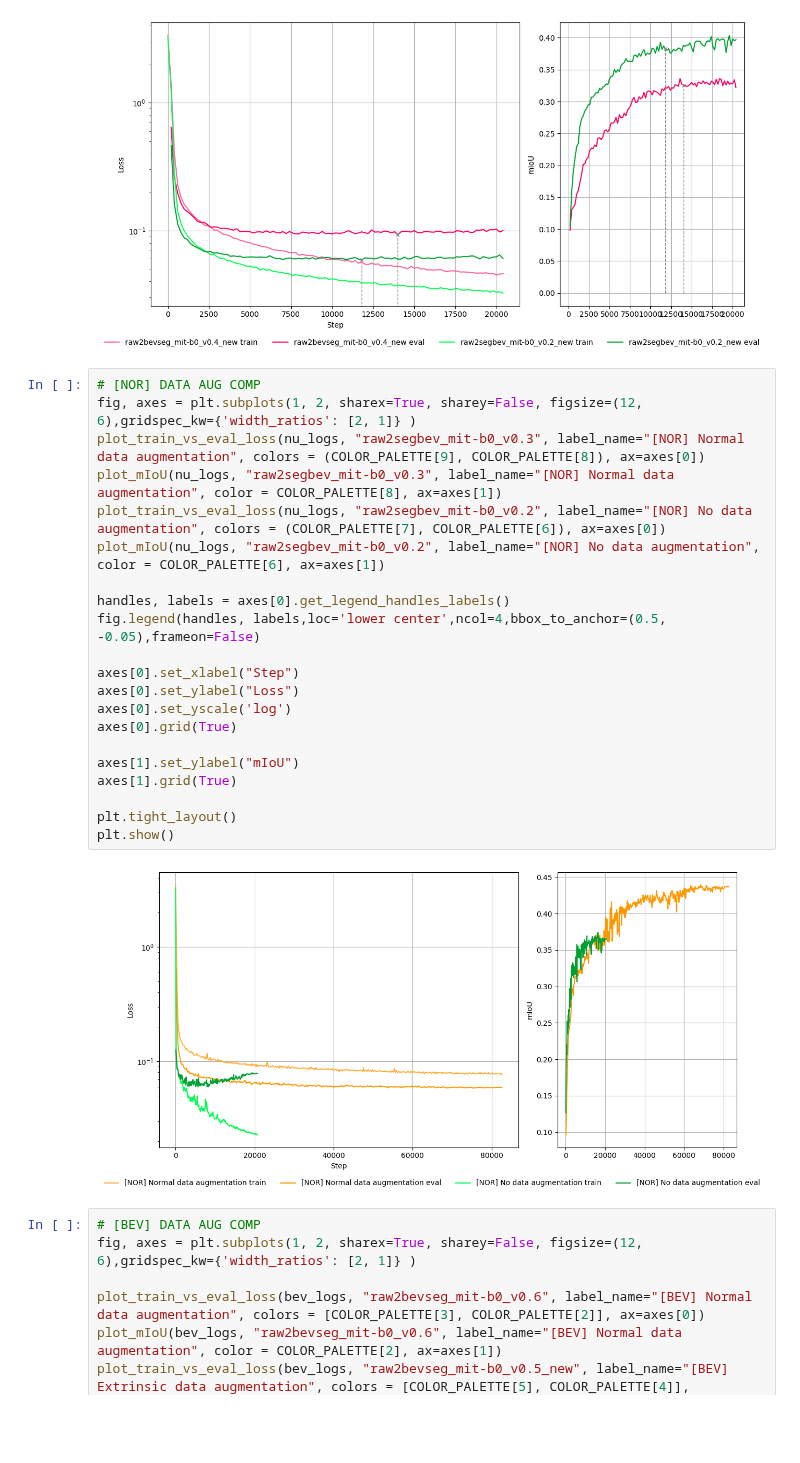
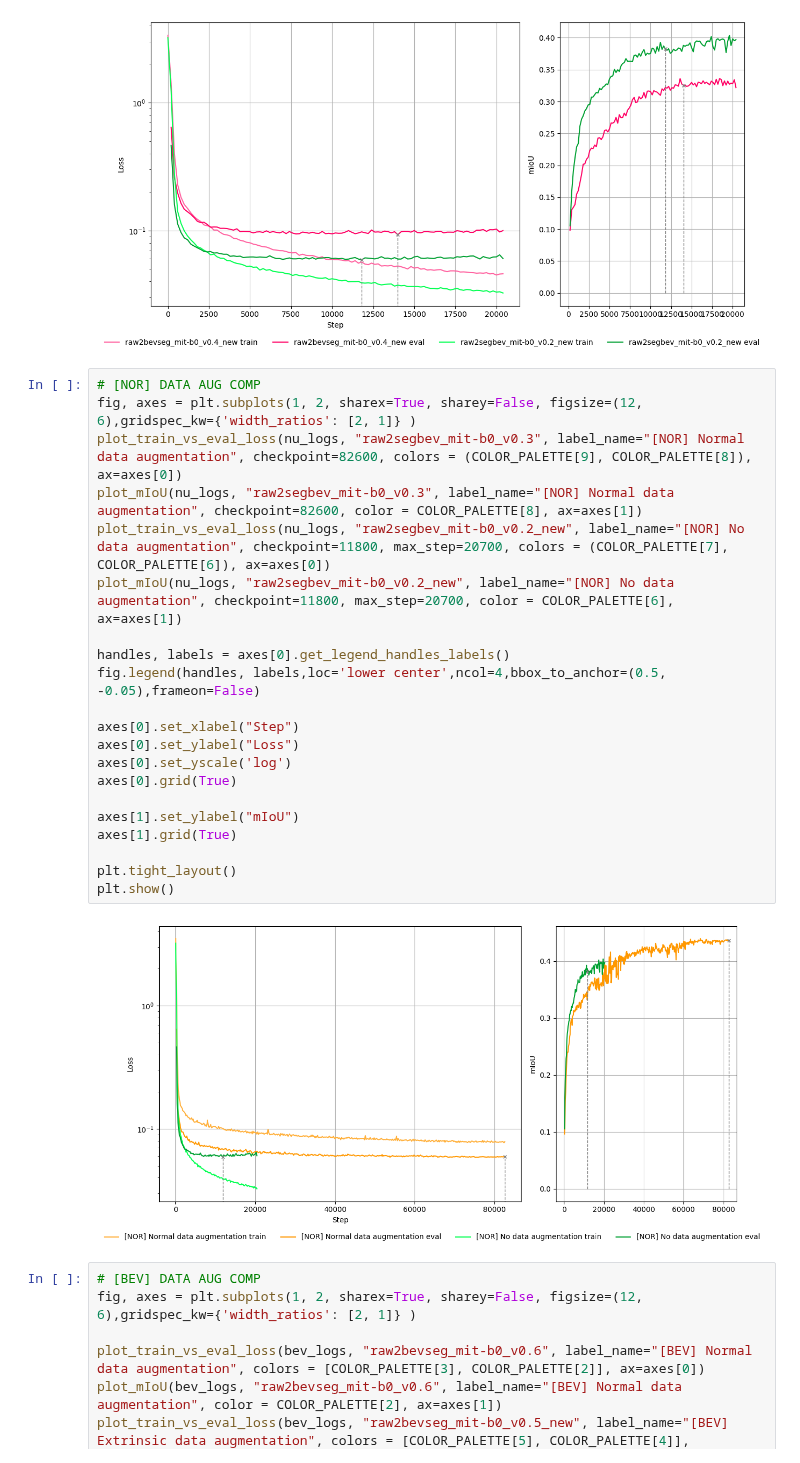
Before and after one commit to alanglk/BEV2Seg_2, a Jupyter notebook: notebooks/tensorboard_logs.ipynb, the cells around one changed output. Saved outputs shown, nothing was run; the diff lists cells and outputs as text; blank space fills up the shorter version.

```diff
--- a/notebooks/tensorboard_logs.ipynb
+++ b/notebooks/tensorboard_logs.ipynb
@@ -186,26 +198,26 @@ plt.show()
 # %%
 # [NOR] DATA AUG COMP
 fig, axes = plt.subplots(1, 2, sharex=True, sharey=False, figsize=(12, 6),gridspec_kw={'width_ratios': [2, 1]} )
-plot_train_vs_eval_loss(nu_logs, "raw2segbev_mit-b0_v0.3", label_name="[NOR] Normal data augmentation", colors = (COLOR_PALETTE[9], COLOR_PALETTE[8]), ax=axes[0])
-plot_mIoU(nu_logs, "raw2segbev_mit-b0_v0.3", label_name="[NOR] Normal data augmentation", color = COLOR_PALETTE[8], ax=axes[1])
-plot_train_vs_eval_loss(nu_logs, "raw2segbev_mit-b0_v0.2", label_name="[NOR] No data augmentation", colors = (COLOR_PALETTE[7], COLOR_PALETTE[6]), ax=axes[0])
-plot_mIoU(nu_logs, "raw2segbev_mit-b0_v0.2", label_name="[NOR] No data augmentation", color = COLOR_PALETTE[6], ax=axes[1])
+plot_train_vs_eval_loss(nu_logs, "raw2segbev_mit-b0_v0.3", label_name="[NOR] Normal data augmentation", checkpoint=82600, colors = (COLOR_PALETTE[9], COLOR_PALETTE[8]), ax=axes[0])
+plot_mIoU(nu_logs, "raw2segbev_mit-b0_v0.3", label_name="[NOR] Normal data augmentation", checkpoint=82600, color = COLOR_PALETTE[8], ax=axes[1])
+plot_train_vs_eval_loss(nu_logs, "raw2segbev_mit-b0_v0.2_new", label_name="[NOR] No data augmentation", checkpoint=11800, max_step=20700, colors = (COLOR_PALETTE[7], COLOR_PALETTE[6]), ax=axes[0])
+plot_mIoU(nu_logs, "raw2segbev_mit-b0_v0.2_new", label_name="[NOR] No data augmentation", checkpoint=11800, max_step=20700, color = COLOR_PALETTE[6], ax=axes[1])
 
 handles, labels = axes[0].get_legend_handles_labels()
 fig.legend(handles, labels,loc='lower center',ncol=4,bbox_to_anchor=(0.5, -0.05),frameon=False)
 
 axes[0].set_xlabel("Step")
 axes[0].set_ylabel("Loss")
 axes[0].set_yscale('log')
 axes[0].grid(True)
 
 axes[1].set_ylabel("mIoU")
 axes[1].grid(True)
 
 plt.tight_layout()
 plt.show()
 # %% [output]
-[figure, old version]
+[figure, new version]
 # %%
 # [BEV] DATA AUG COMP
 fig, axes = plt.subplots(1, 2, sharex=True, sharey=False, figsize=(12, 6),gridspec_kw={'width_ratios': [2, 1]} )
```
Also changed, not shown: parts of 1 cell of this notebook, 8 other files.
